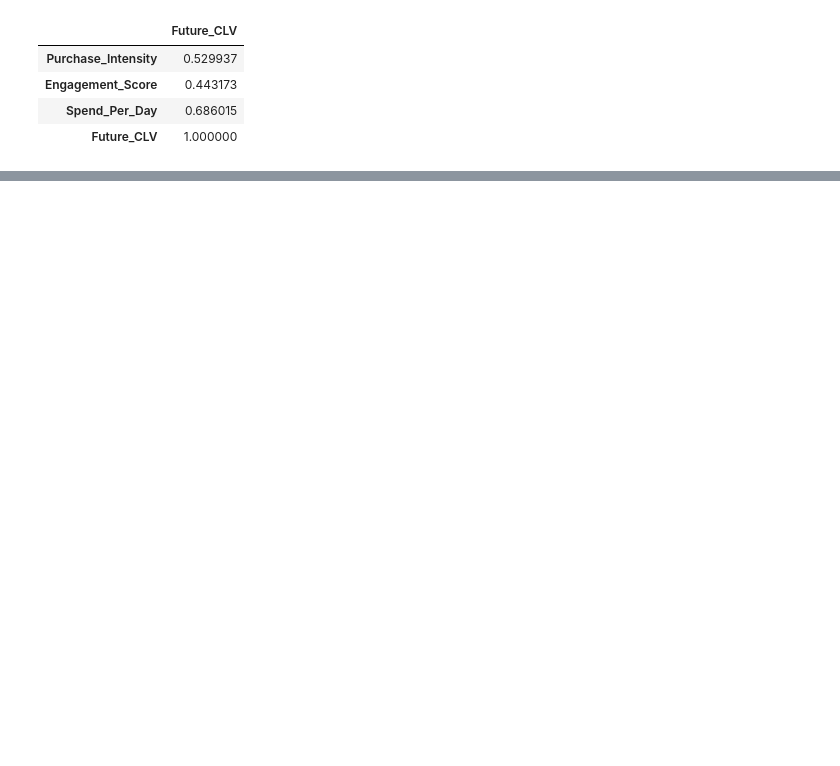
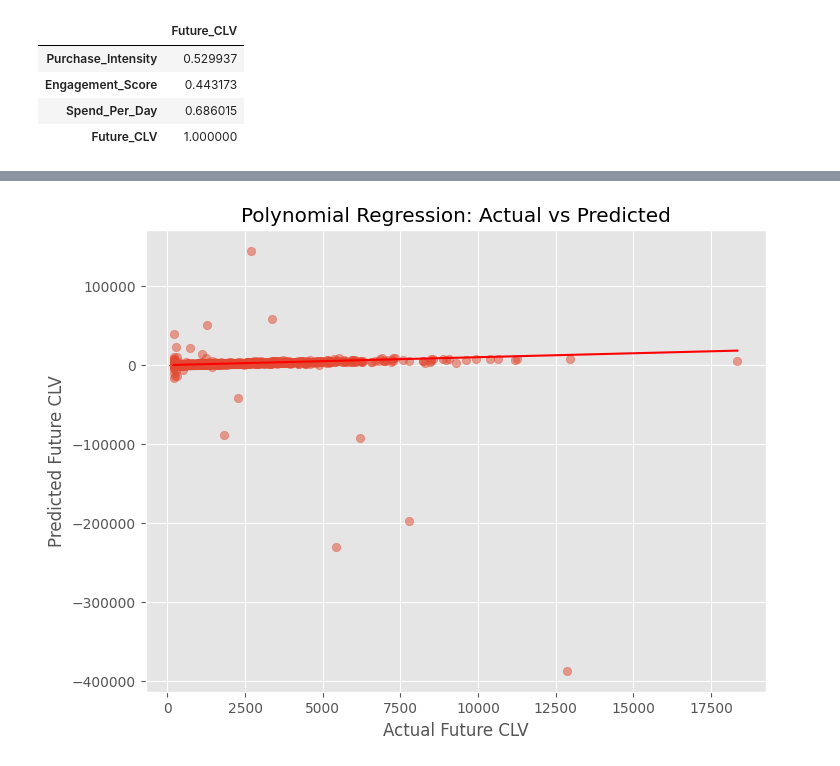
Before and after one commit to AswinSanthoshDev/Predictive-Analytics-Mini-Project, a Jupyter notebook: notebooks/project_analysis.ipynb, the cells around one changed output, grey strips where cells are left out. Cells and saved outputs as stored; diff of their text form; code cells hidden in the pictures; blank space fills up the shorter version.

```diff
--- a/notebooks/project_analysis.ipynb
+++ b/notebooks/project_analysis.ipynb
@@ -598,0 +605,17 @@ These engineered features will be included in the predictive modeling stage to e
+# %%
+from sklearn.preprocessing import PolynomialFeatures
+
+poly = PolynomialFeatures(
+    degree=2,
+    include_bias=False
+)
+# %%
+X_train_poly = poly.fit_transform(X_train_scaled)
+X_test_poly = poly.transform(X_test_scaled)
+# %%
+poly_model = LinearRegression()
+
+poly_model.fit(
+    X_train_poly,
+    y_train
+)
@@ -598,0 +624,2 @@ These engineered features will be included in the predictive modeling stage to e
+# %%
+poly_predictions = poly_model.predict(X_test_poly)
@@ -598,0 +681,14 @@ These engineered features will be included in the predictive modeling stage to e
+# %%
+plt.figure(figsize=(8,6))
+plt.scatter(y_test, poly_predictions, alpha=0.5)
+plt.plot(
+    [y_test.min(), y_test.max()],
+    [y_test.min(), y_test.max()],
+    color="red"
+)
+plt.xlabel("Actual Future CLV")
+plt.ylabel("Predicted Future CLV")
+plt.title("Polynomial Regression: Actual vs Predicted")
+plt.show()
+# %% [output]
+[figure, added]
```
Also changed, not shown: parts of 74 cells of this notebook.
